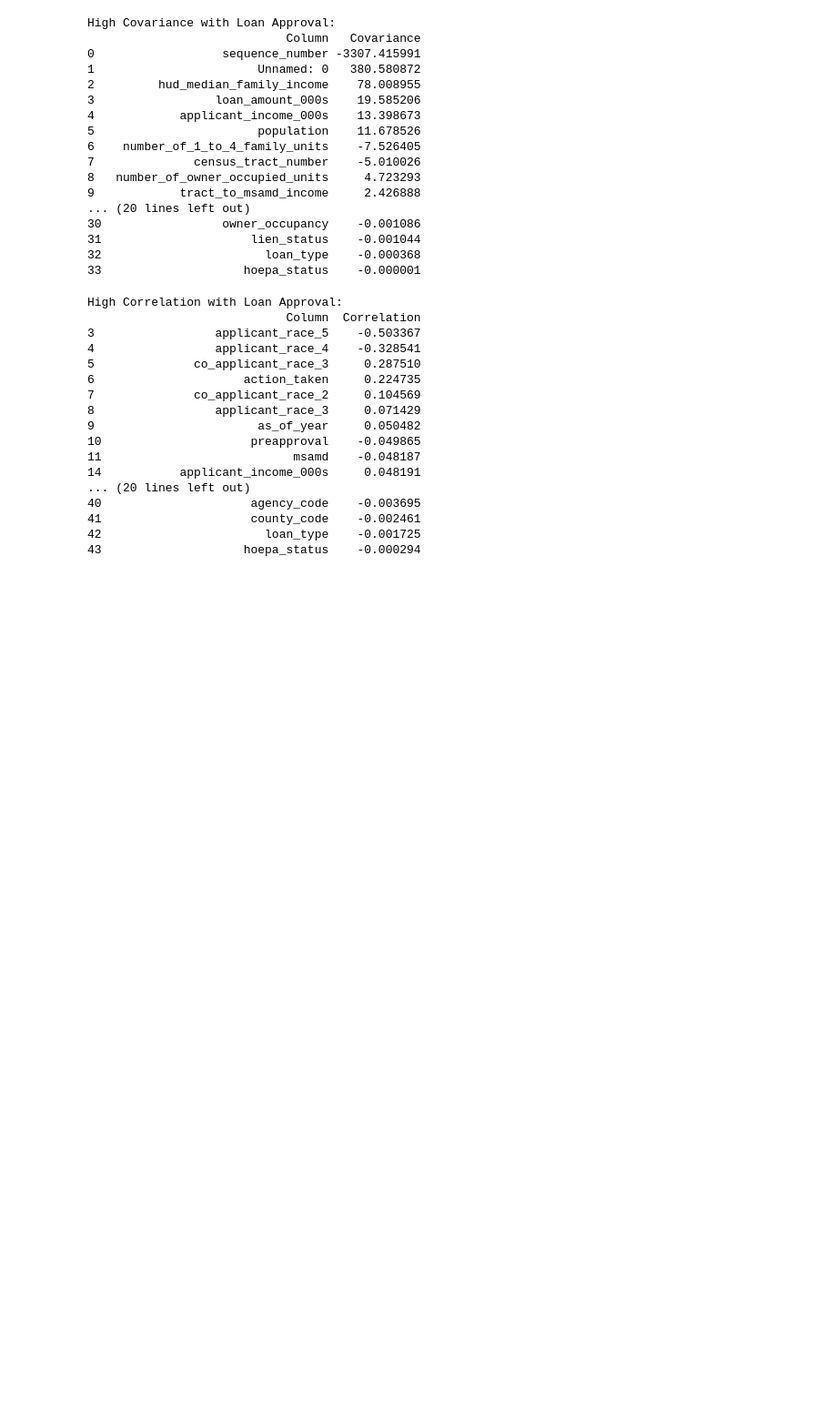
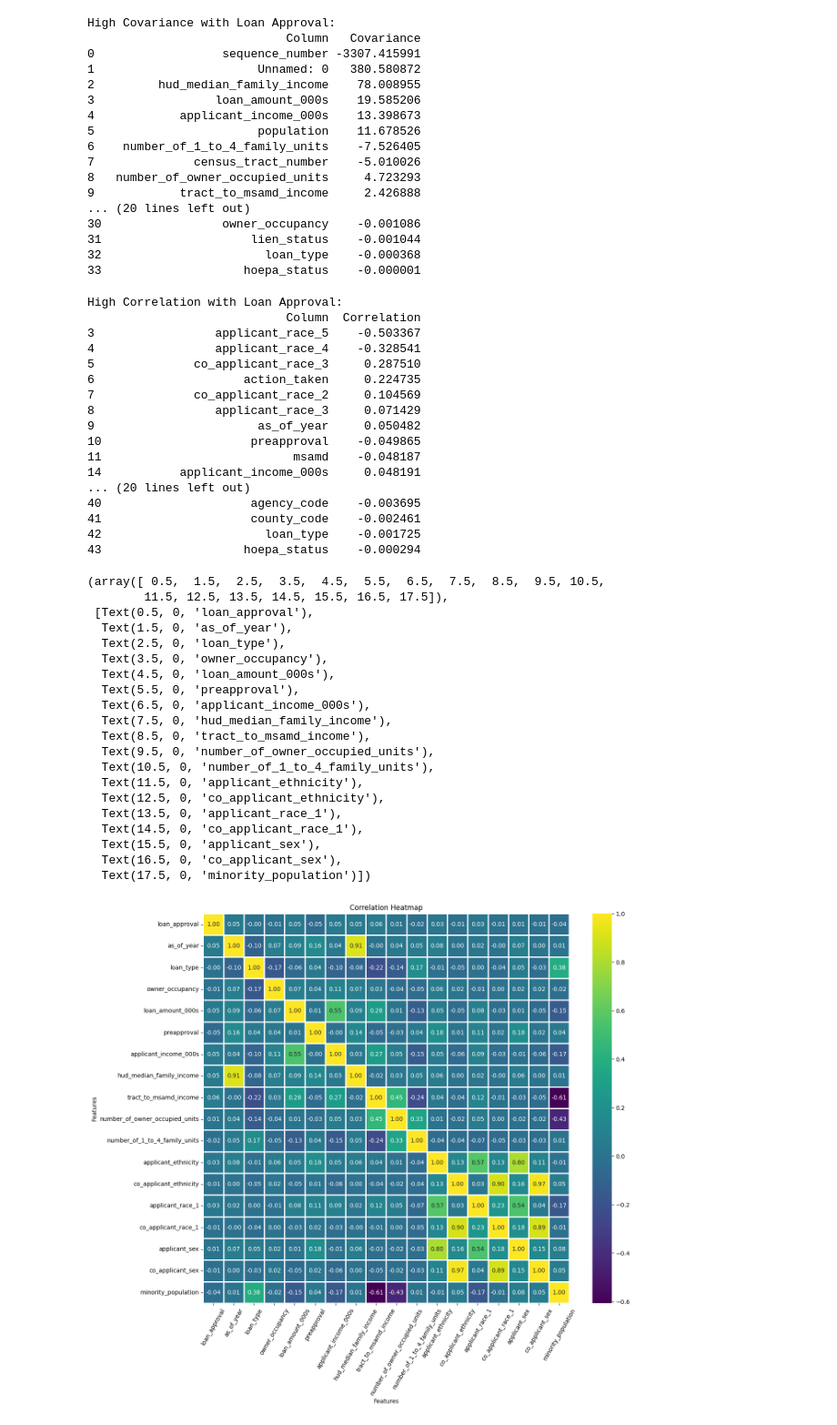
Before and after one commit to hillmerr/Loan_fairness, a Jupyter notebook: stat_breakdown.ipynb, the cells around one changed output. Shown at 91% size. Drawn from its saved outputs; the diff is of its cells as text; code cells hidden in the pictures; blank space fills up the shorter version.

Commit message:
corr heat map

```diff
--- a/stat_breakdown.ipynb
+++ b/stat_breakdown.ipynb
@@ -288,3 +404,41 @@ High Correlation with Loan Approval:
 41                     county_code    -0.002461
 42                       loan_type    -0.001725
 43                    hoepa_status    -0.000294
+# %%
+correlation_matrix = all_data[['loan_approval','as_of_year', 'loan_type',
+       'owner_occupancy', 'loan_amount_000s',
+       'preapproval', 'applicant_income_000s', 'hud_median_family_income',
+       'tract_to_msamd_income', 'number_of_owner_occupied_units',
+       'number_of_1_to_4_family_units', 'applicant_ethnicity',
+       'co_applicant_ethnicity', 'applicant_race_1', 'co_applicant_race_1',
+       'applicant_sex', 'co_applicant_sex', 'minority_population']].corr()
+
+plt.figure(figsize=(14, 12))
+sns.heatmap(correlation_matrix, annot = True, cmap = "viridis",
+            fmt = "0.2f", linewidth = 1.0)
+plt.title('Correlation Heatmap')
+plt.xlabel('Features')
+plt.ylabel('Features')
+plt.xticks(rotation = 60)
+# %% [output]
+(array([ 0.5,  1.5,  2.5,  3.5,  4.5,  5.5,  6.5,  7.5,  8.5,  9.5, 10.5,
+        11.5, 12.5, 13.5, 14.5, 15.5, 16.5, 17.5]),
+ [Text(0.5, 0, 'loan_approval'),
+  Text(1.5, 0, 'as_of_year'),
+  Text(2.5, 0, 'loan_type'),
+  Text(3.5, 0, 'owner_occupancy'),
+  Text(4.5, 0, 'loan_amount_000s'),
+  Text(5.5, 0, 'preapproval'),
+  Text(6.5, 0, 'applicant_income_000s'),
+  Text(7.5, 0, 'hud_median_family_income'),
+  Text(8.5, 0, 'tract_to_msamd_income'),
+  Text(9.5, 0, 'number_of_owner_occupied_units'),
+  Text(10.5, 0, 'number_of_1_to_4_family_units'),
+  Text(11.5, 0, 'applicant_ethnicity'),
+  Text(12.5, 0, 'co_applicant_ethnicity'),
+  Text(13.5, 0, 'applicant_race_1'),
+  Text(14.5, 0, 'co_applicant_race_1'),
+  Text(15.5, 0, 'applicant_sex'),
+  Text(16.5, 0, 'co_applicant_sex'),
+  Text(17.5, 0, 'minority_population')])
+[figure, added]
```
Also changed, not shown: parts of 4 cells of this notebook.
